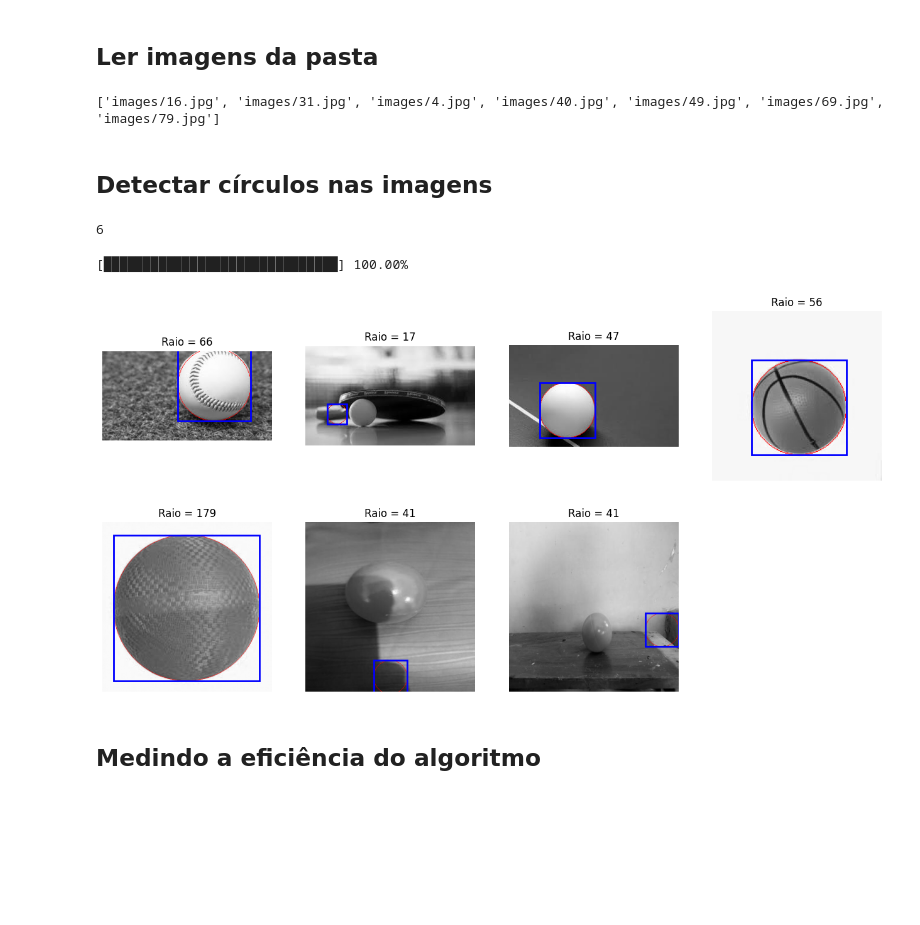
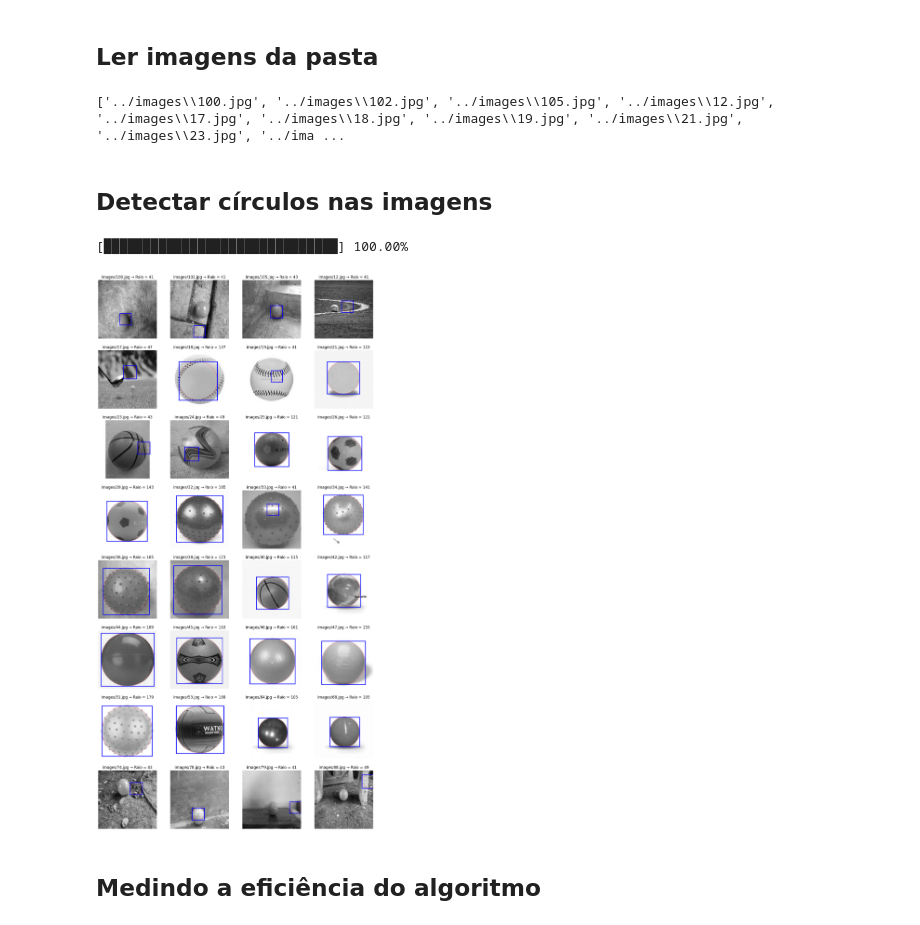
Before and after one commit to tiag0rodrigues/deteccao-de-circulos-com-hough, a Jupyter notebook: app/deteccao_circulos.ipynb, the cells around one changed output. Cells and saved outputs as stored; diff of their text form; code cells hidden in the pictures; blank space fills up the shorter version.

```diff
--- a/app/deteccao_circulos.ipynb
+++ b/app/deteccao_circulos.ipynb
@@ -182,16 +178,12 @@ def detectar_circulo(img_bin, raios):
 # %% [markdown]
 ## Ler imagens da pasta
 # %%
-paths = sorted(glob('*images/*'))
+paths = sorted(glob('../images/*'))
 print(paths)
 # %% [output]
-['images/16.jpg', 'images/31.jpg', 'images/4.jpg', 'images/40.jpg', 'images/49.jpg', 'images/69.jpg', 'images/79.jpg']
+['../images\\100.jpg', '../images\\102.jpg', '../images\\105.jpg', '../images\\12.jpg', '../images\\17.jpg', '../images\\18.jpg', '../images\\19.jpg', '../images\\21.jpg', '../images\\23.jpg', '../ima ...
 # %% [markdown]
 ## Detectar círculos nas imagens
-# %%
-i
-# %% [output]
-6
 # %%
 resultados_hough = []
 n = len(paths)
@@ -222,7 +214,7 @@ for i, path in enumerate(paths):
   # guarda resultado
   h, w = img.shape
   resultados_hough.append({
-      "key": path.split('/')[-1], #nome da imagem
+      "key": path.split('\\')[-1], #nome da imagem  #
       "h": h, # altura da imagem
       "w": w, # largura da imagem
       "cx": cx, # coordenada x do centro do círculo
@@ -235,41 +227,41 @@ for i, path in enumerate(paths):
   rr, cc = my_circle_perimeter(cy, cx, r, shape=img.shape)
   img_color[rr, cc] = (1, 0, 0)
 
-  axes[i].set_title(f'Raio = {r}')
+  axes[i].set_title(f'{path} → Raio = {r}')
 
   # Bounding box
   x_min = int(cx - r)
   y_min = int(cy - r)
   x_max = int(cx + r)
   y_max = int(cy + r)
 
   axes[i].imshow(img_color)
 
   rect = Rectangle(
       (x_min, y_min),
       x_max - x_min,
       y_max - y_min,
       edgecolor='blue',
       facecolor='none',
       linewidth=2
   )
 
   axes[i].add_patch(rect)
   axes[i].axis('off')
 
   progress = (i + 1) / n
   bar_len = 30
   filled = int(bar_len * progress)
   bar = '█' * filled + '-' * (bar_len - filled)
   print(f'\r[{bar}] {100*progress:6.2f}%', end='')
 
 # Remove eixos vazios
 for ax in axes[n:]:
     ax.axis('off')
 plt.show()
 # %% [output]
 [██████████████████████████████] 100.00%
-[figure, old version]
+[figure, new version]
 # %% [markdown]
 ## Medindo a eficiência do algoritmo
 # %% [markdown]
```
Also changed, not shown: parts of 6 cells of this notebook, 9 other files.
